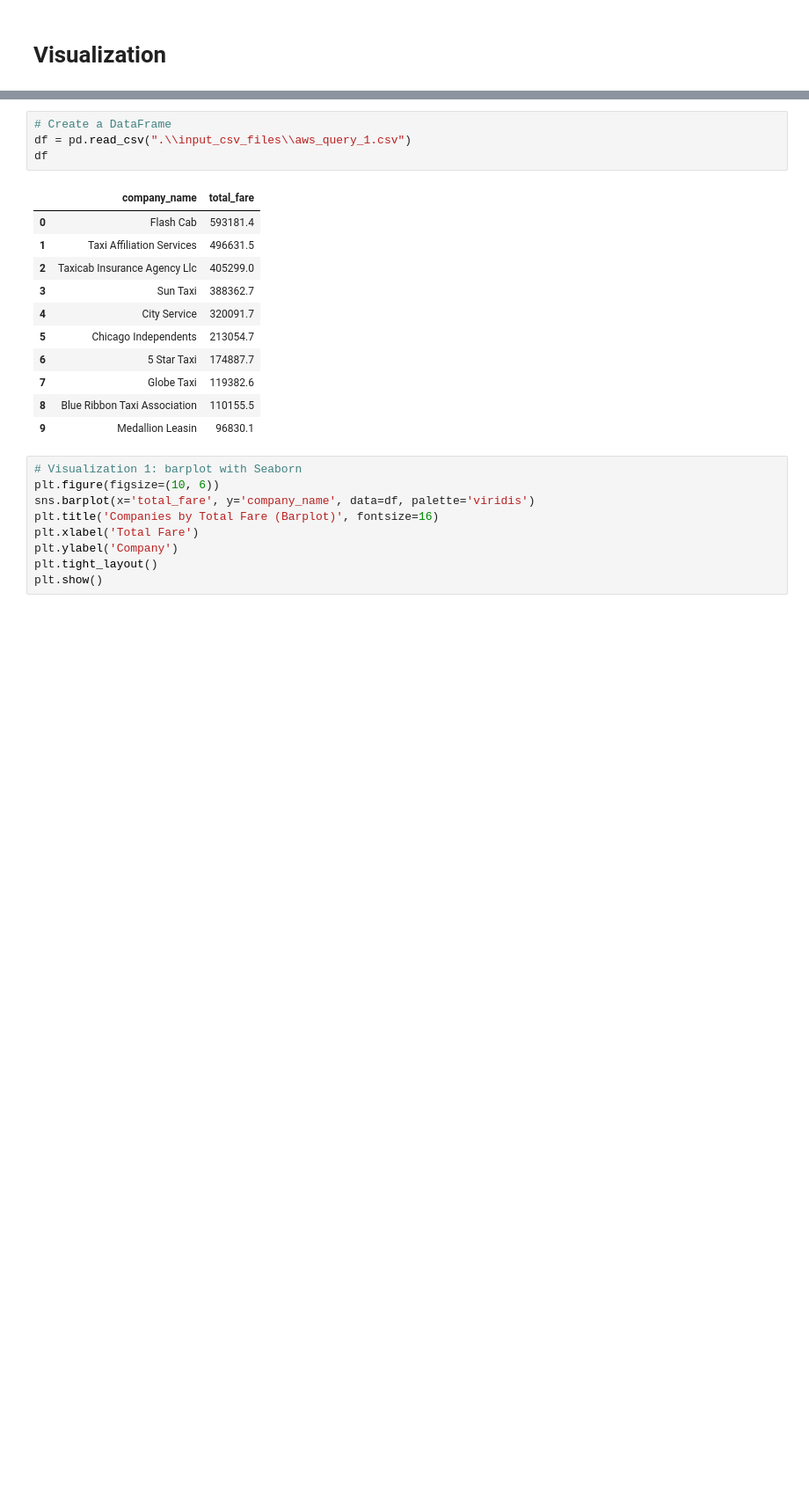
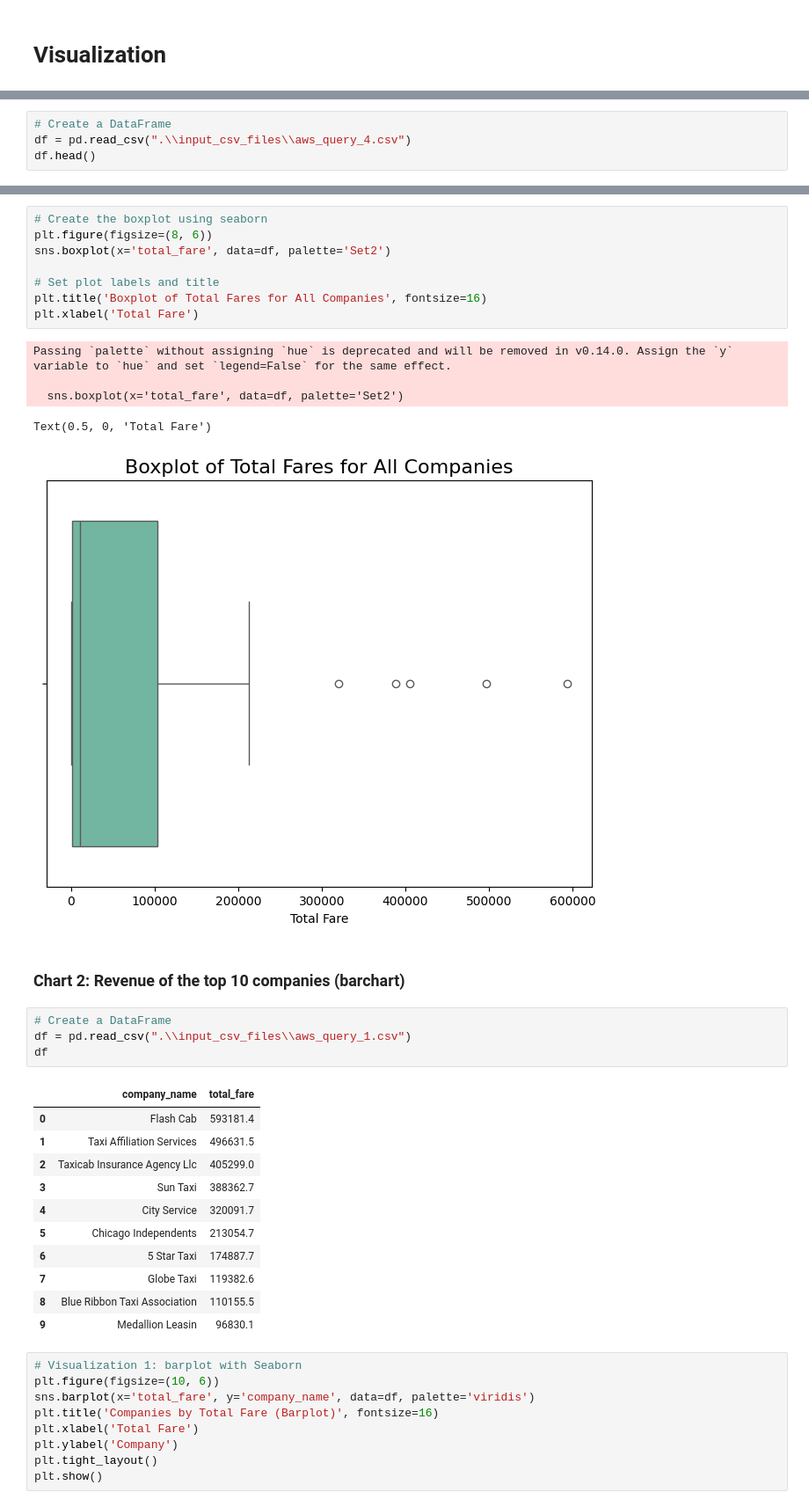
Before and after one commit to ZitaHerczeg/cubix_data_engineering_homework4, a Jupyter notebook: local_visualization.ipynb, the cells around one changed output, grey strips where cells are left out. Shown at 88% size. Drawn from its saved outputs; the diff is of its cells as text; blank space fills up the shorter version.

```diff
--- a/local_visualization.ipynb
+++ b/local_visualization.ipynb
@@ -231,0 +233,4 @@ trips_full.head()
+# %%
+# Create a DataFrame
+df = pd.read_csv(".\\input_csv_files\\aws_query_4.csv")
+df.head()
@@ -232,3 +244,19 @@ trips_full.head()
+# %%
+# Create the boxplot using seaborn
+plt.figure(figsize=(8, 6))
+sns.boxplot(x='total_fare', data=df, palette='Set2')
+
+# Set plot labels and title
+plt.title('Boxplot of Total Fares for All Companies', fontsize=16)
+plt.xlabel('Total Fare')
+# %% [output]
+Passing `palette` without assigning `hue` is deprecated and will be removed in v0.14.0. Assign the `y` variable to `hue` and set `legend=False` for the same effect.
+
+  sns.boxplot(x='total_fare', data=df, palette='Set2')
+Text(0.5, 0, 'Total Fare')
+[figure, added]
+# %% [markdown]
+### Chart 2: Revenue of the top 10 companies (barchart)
 # %%
 # Create a DataFrame
 df = pd.read_csv(".\\input_csv_files\\aws_query_1.csv")
```
Also changed, not shown: parts of 15 cells of this notebook, 9 other files.
